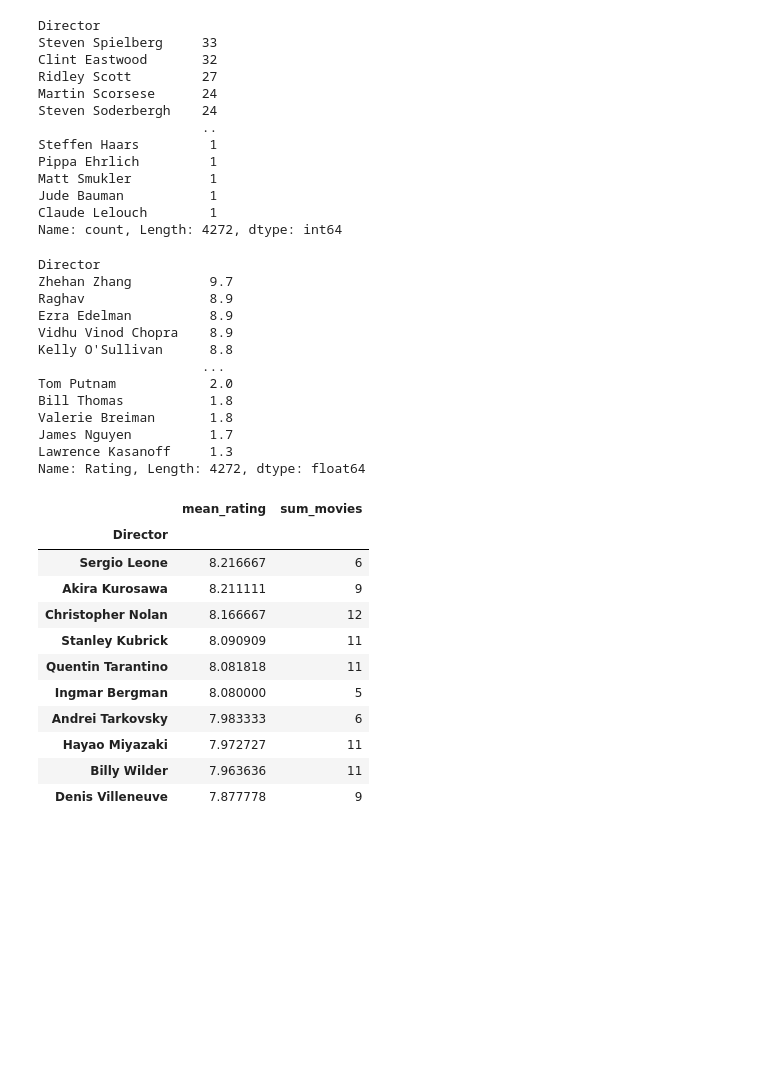
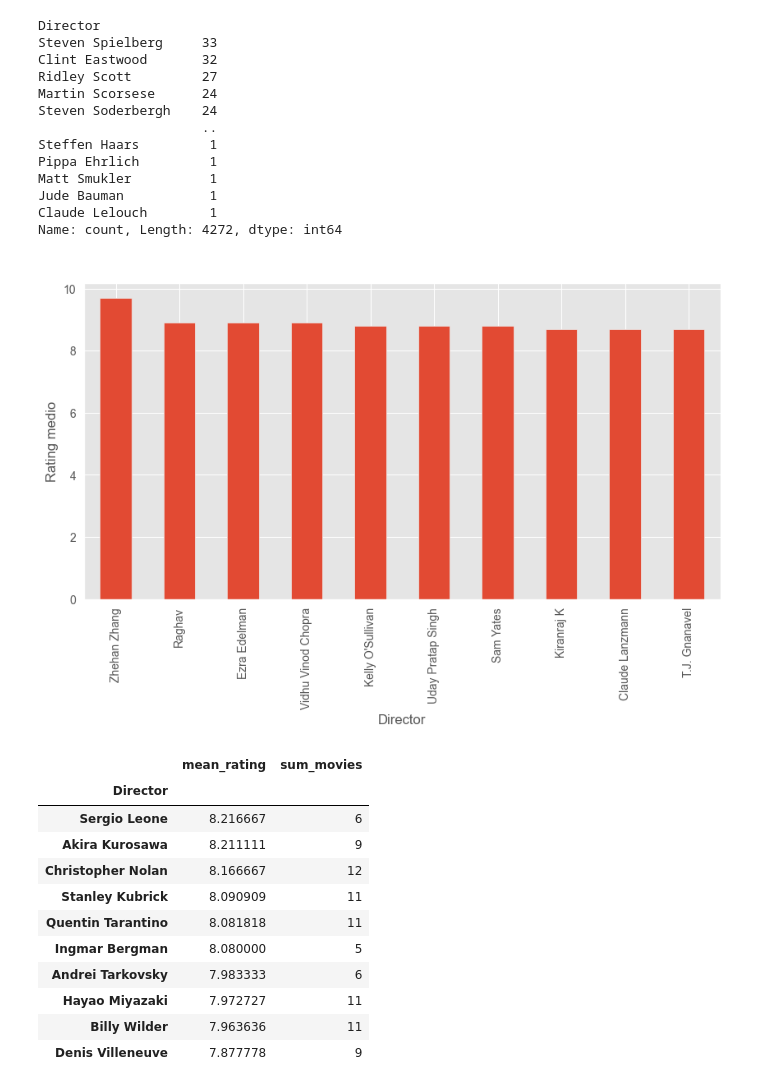
Before and after one commit to jfernandlg/TFG-analisis_dataset, a Jupyter notebook: main/notebooks/02_sentiment_analyzer.ipynb, the cells around one changed output. Cells and saved outputs as stored; diff of their text form; code cells hidden in the pictures; blank space fills up the shorter version.

```diff
--- a/main/notebooks/02_sentiment_analyzer.ipynb
+++ b/main/notebooks/02_sentiment_analyzer.ipynb
@@ -92,21 +97,13 @@ Jude Bauman           1
 Claude Lelouch        1
 Name: count, Length: 4272, dtype: int64
 # %%
-df.groupby('Director')['Rating'].mean().sort_values(ascending=False)
+director_sort_best_rating = df.groupby('Director')['Rating'].mean().sort_values(ascending=False).head(10)
+director_sort_best_rating.plot(kind="bar", figsize=(10, 5), title="Directores con mejor Rating")
+plt.xlabel("Director")
+plt.ylabel("Rating medio")
+plt.show()
 # %% [output]
-Director
-Zhehan Zhang          9.7
-Raghav                8.9
-Ezra Edelman          8.9
-Vidhu Vinod Chopra    8.9
-Kelly O'Sullivan      8.8
-                     ...
-Tom Putnam            2.0
-Bill Thomas           1.8
-Valerie Breiman       1.8
-James Nguyen          1.7
-Lawrence Kasanoff     1.3
-Name: Rating, Length: 4272, dtype: float64
+[figure, added]
 # %%
 top_directors = df.groupby('Director').agg(
     mean_rating=("Rating", "mean"),
```
Also changed, not shown: parts of 15 cells of this notebook, 1 other file.
